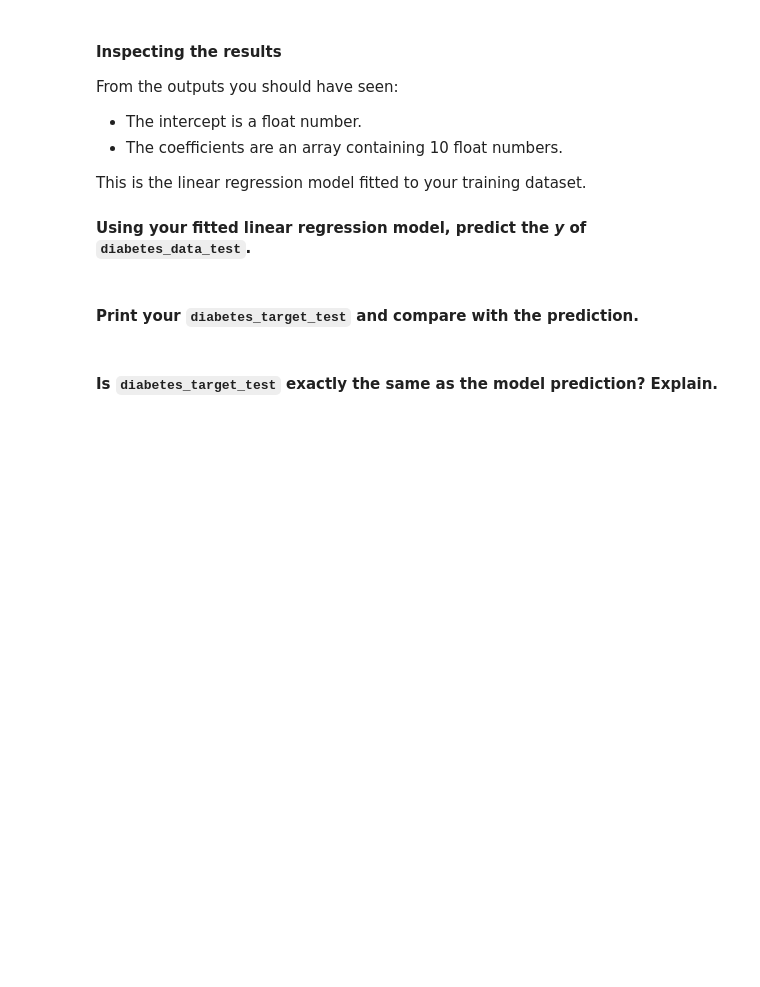
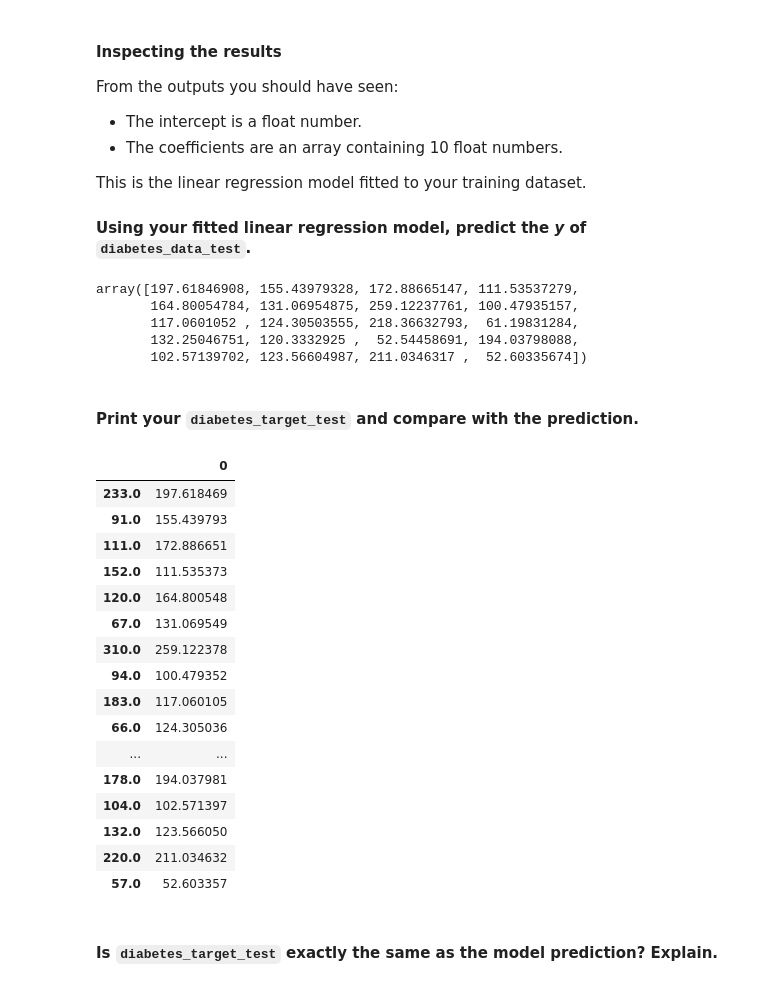
Before and after one commit to ironhack-datalabs/datamad1019, a Jupyter notebook: module-3/lab-supervised-learning-sklearn/your-code/main.ipynb, the cells around one changed output. Cells and saved outputs as stored; diff of their text form; code cells hidden in the pictures; blank space fills up the shorter version.

```diff
--- a/module-3/lab-supervised-learning-sklearn/your-code/main.ipynb
+++ b/module-3/lab-supervised-learning-sklearn/your-code/main.ipynb
@@ -131,2 +129,8 @@ diabetes_data_train, diabetes_data_test, diabetes_target_train, diabetes_target_
+# %%
+# Your code here:
+diabetes_data_train = diabetes["data"][:-20]
+diabetes_target_train = diabetes["target"][:-20]
+diabetes_data_test = diabetes["data"][-20:]
+diabetes_target_test = diabetes["target"][-20:]
 # %% [markdown]
 Fit the training data and target to `diabetes_model`. Print the *intercept* and *coefficients* of the model.
@@ -134,0 +137,5 @@ Fit the training data and target to `diabetes_model`. Print the *intercept* and
+# %%
+# Your code here:
+fitted = diabetes_model.fit(diabetes_data_train, diabetes_target_train)
+print(f"Intercept: {fitted.intercept_}")
+print(f"Coefficients: {fitted.coef_}")
@@ -145,10 +157,37 @@ This is the linear regression model fitted to your training dataset.
 #### Using your fitted linear regression model, predict the *y* of `diabetes_data_test`.
 # %%
 # Your code here:
+fitted.predict(diabetes_data_test)
+# %% [output]
+array([197.61846908, 155.43979328, 172.88665147, 111.53537279,
+       164.80054784, 131.06954875, 259.12237761, 100.47935157,
+       117.0601052 , 124.30503555, 218.36632793,  61.19831284,
+       132.25046751, 120.3332925 ,  52.54458691, 194.03798088,
+       102.57139702, 123.56604987, 211.0346317 ,  52.60335674])
 # %% [markdown]
 #### Print your `diabetes_target_test` and compare with the prediction.
 # %%
 # Your code here:
+
+pd.DataFrame(fitted.predict(diabetes_data_test),diabetes_target_test)
+# %% [output]
+|  | 0 |
+| 233.0 | 197.618469 |
+| 91.0 | 155.439793 |
+| 111.0 | 172.886651 |
+| 152.0 | 111.535373 |
+| 120.0 | 164.800548 |
+| 67.0 | 131.069549 |
+| 310.0 | 259.122378 |
+| 94.0 | 100.479352 |
+| 183.0 | 117.060105 |
+| 66.0 | 124.305036 |
+| ... | ... |
+| 178.0 | 194.037981 |
+| 104.0 | 102.571397 |
+| 132.0 | 123.566050 |
+| 220.0 | 211.034632 |
+| 57.0 | 52.603357 |
 # %% [markdown]
 #### Is `diabetes_target_test` exactly the same as the model prediction? Explain.
 # %%
```
Also changed, not shown: parts of 29 cells of this notebook.
